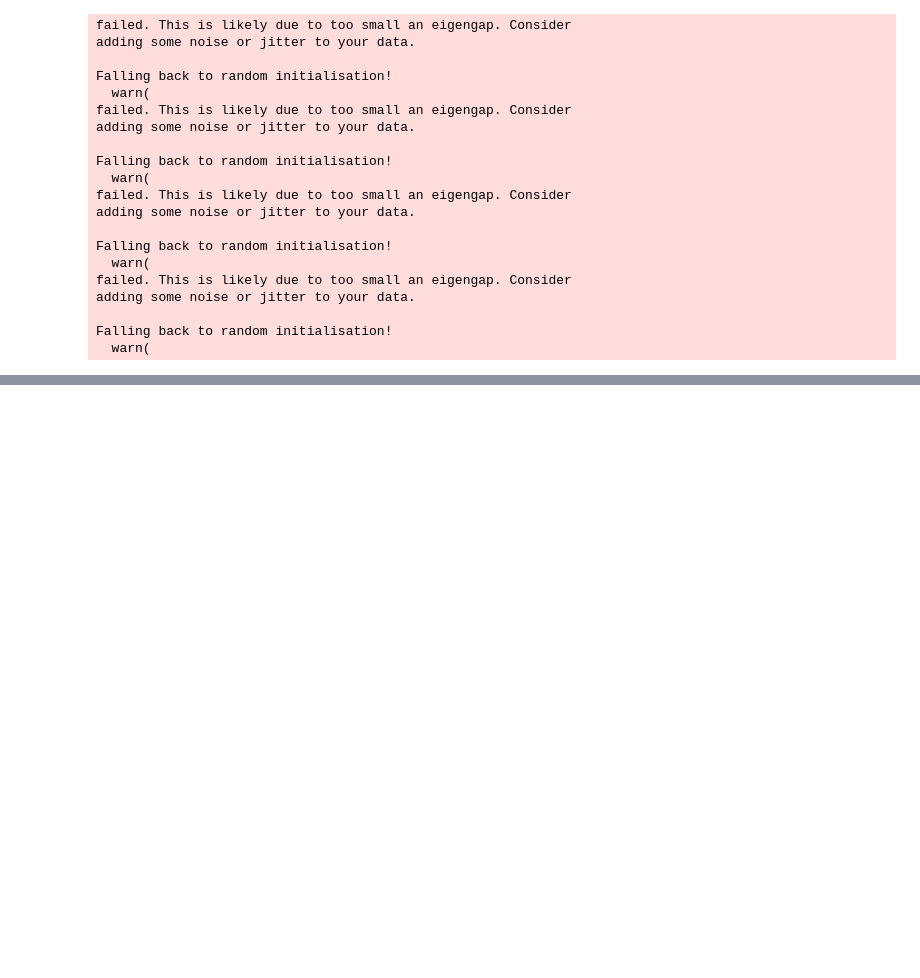
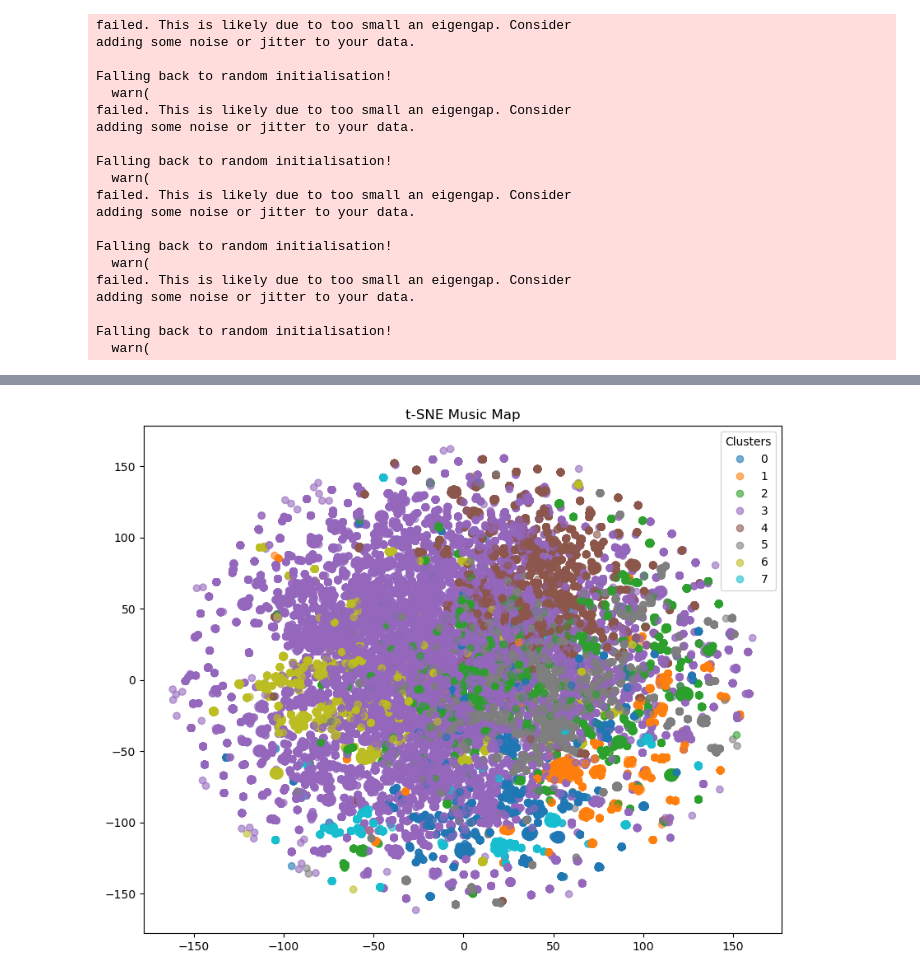
Before and after one commit to fredzell/music-mood-profiler, a Jupyter notebook: notebooks/06_lastfm_clusters_visualization_umap.ipynb, the cells around one changed output, grey strips where cells are left out. Cells and saved outputs as stored; diff of their text form; code cells hidden in the pictures; blank space fills up the shorter version.

```diff
--- a/notebooks/06_lastfm_clusters_visualization_umap.ipynb
+++ b/notebooks/06_lastfm_clusters_visualization_umap.ipynb
@@ -80,0 +89,25 @@ plt.show()
+# %%
+from sklearn.manifold import TSNE
+
+X_tsne = TSNE(
+    n_components=2,
+    perplexity=30,
+    metric="cosine",
+    random_state=42
+).fit_transform(X.toarray())
+# %%
+plt.figure(figsize=(10, 8))
+
+scatter = plt.scatter(
+    X_tsne[:, 0],
+    X_tsne[:, 1],
+    c=model_df["cluster"],
+    cmap="tab10",
+    alpha=0.6
+)
+
+plt.legend(*scatter.legend_elements(), title="Clusters")
+plt.title("t-SNE Music Map")
+plt.show()
+# %% [output]
+[figure, added]
```
Also changed, not shown: parts of 11 cells of this notebook.
